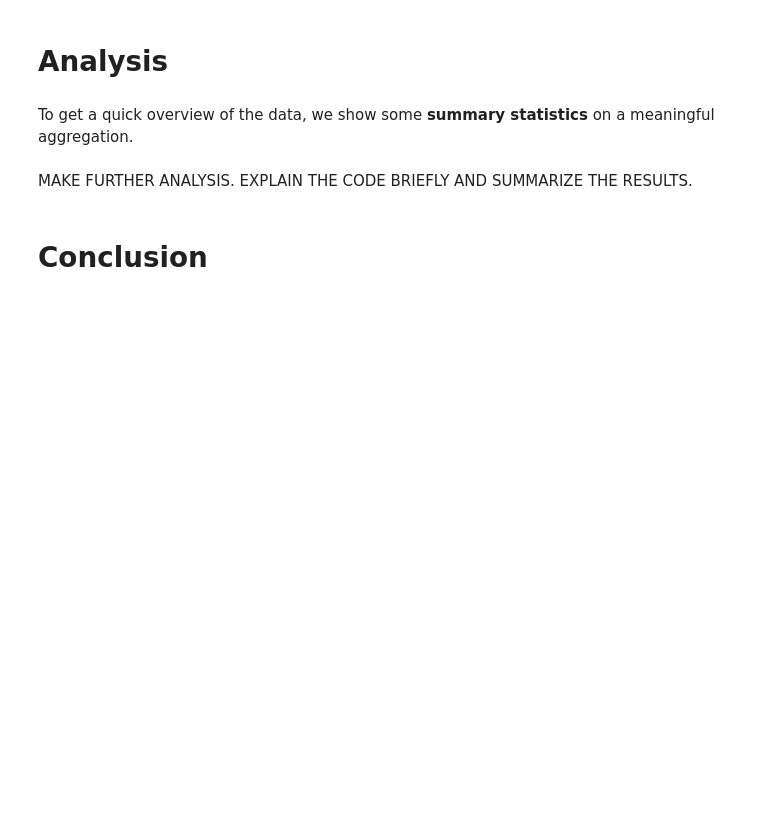
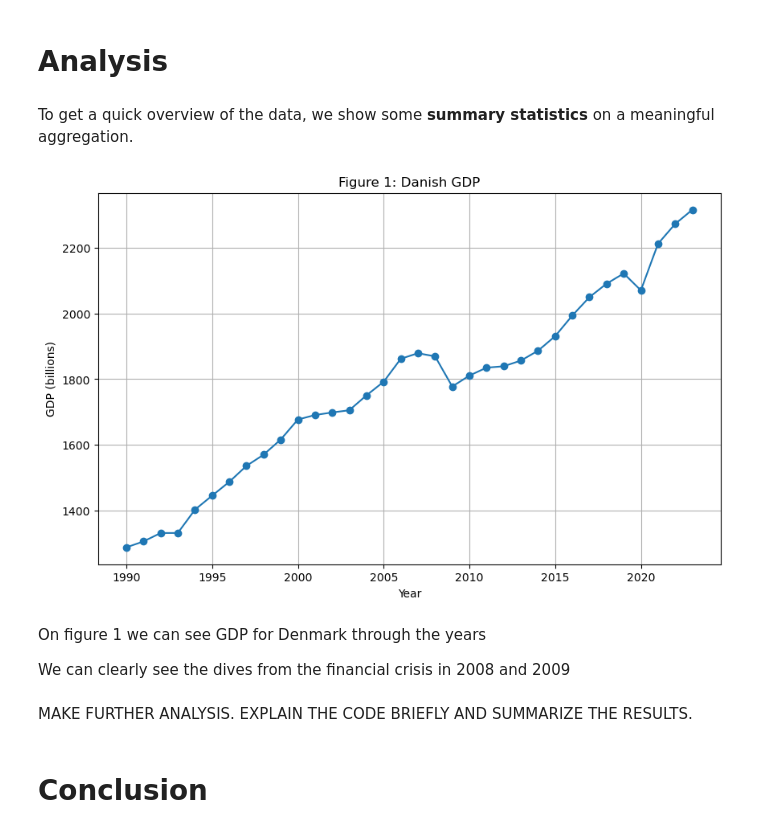
Before and after one commit to NumEconCopenhagen/projects-2024-thomas-lucas-jacob, a Jupyter notebook: dataproject/dataproject.ipynb, the cells around one changed output. Cells and saved outputs as stored; diff of their text form; code cells hidden in the pictures; blank space fills up the shorter version.

Commit message:
Figur 1

```diff
--- a/dataproject/dataproject.ipynb
+++ b/dataproject/dataproject.ipynb
@@ -316,3 +314,27 @@ To get a quick overview of the data, we show some **summary statistics** on a me
+# %%
+from dataproject import supply_balance_BNP  # Importing the function
+
+# Call the function to get the data
+df = supply_balance_BNP()
+
+# Convert 'INDHOLD' to numeric, replacing '..' with NaN
+df['INDHOLD'] = pd.to_numeric(df['INDHOLD'], errors='coerce')
+
+# Plot
+plt.figure(figsize=(10, 6))
+plt.plot(df['TID'], df['INDHOLD'], marker='o', linestyle='-')
+plt.title('Figure 1: Danish GDP')
+plt.xlabel('Year')
+plt.ylabel('GDP (billions)')
+
+plt.grid(True)
+plt.show()
+# %% [output]
+[figure, added]
+# %% [markdown]
+On figure 1 we can see GDP for Denmark through the years
+
+We can clearly see the dives from the financial crisis in 2008 and 2009
 # %% [markdown]
 MAKE FURTHER ANALYSIS. EXPLAIN THE CODE BRIEFLY AND SUMMARIZE THE RESULTS.
 # %% [markdown]
```
Also changed, not shown: parts of 4 cells of this notebook, 1 other file.
